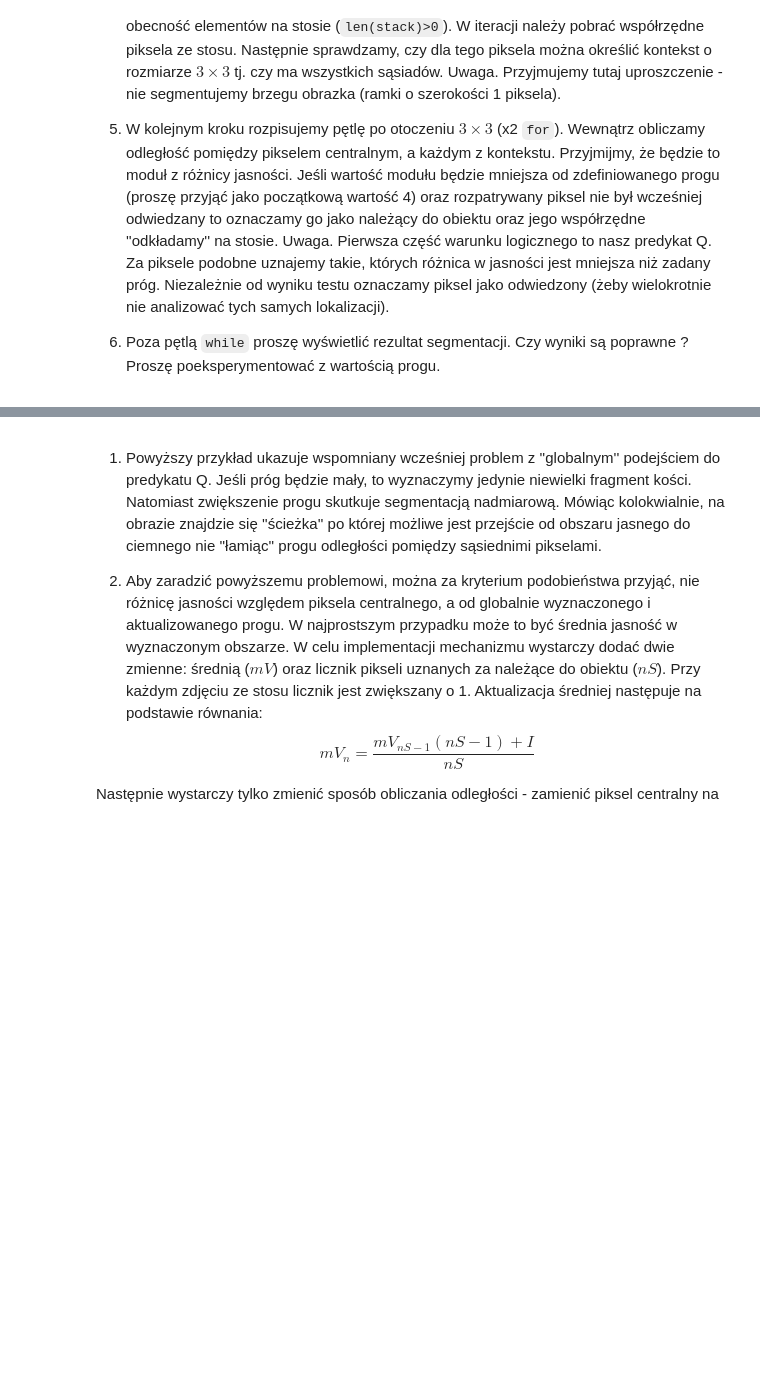
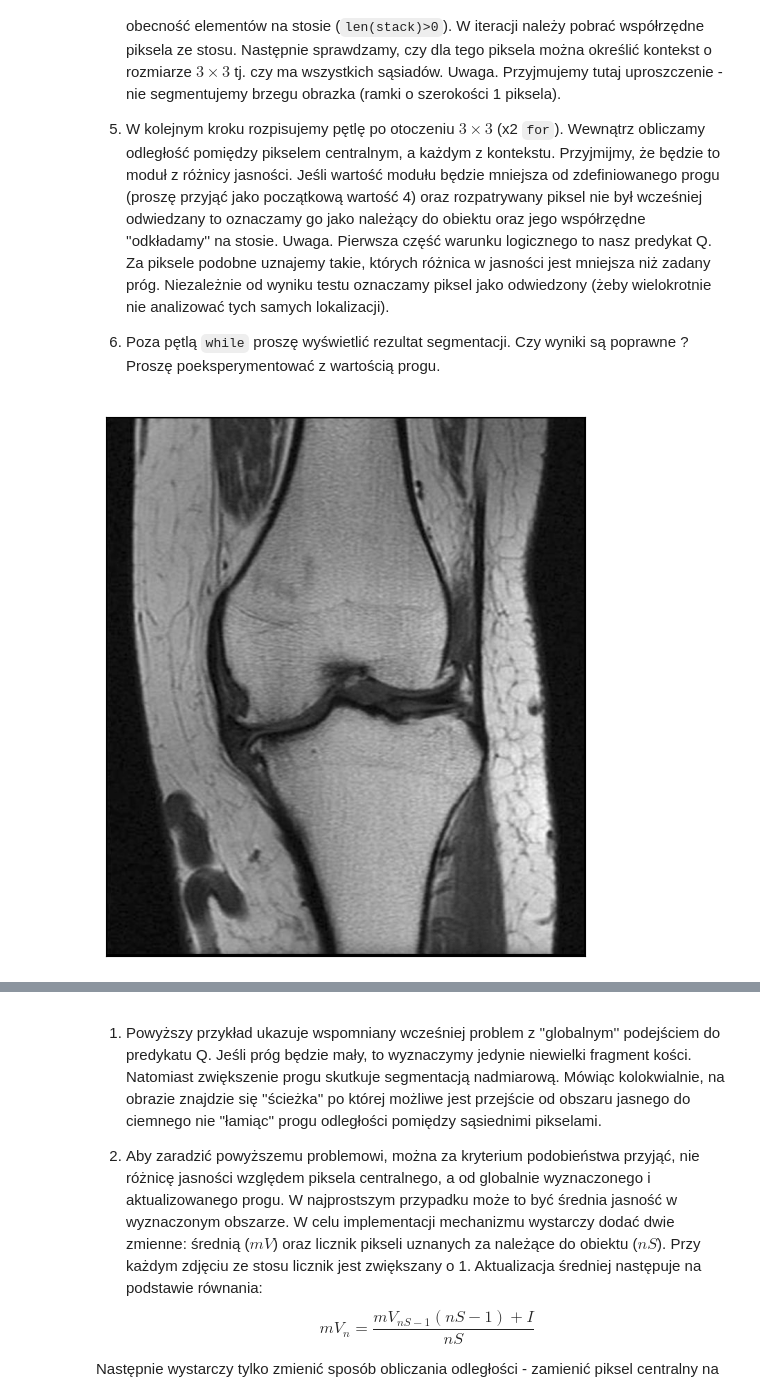
Before and after one commit to lukaszfilo-agh/Vision-systems, a Jupyter notebook: LAB12/12_segmentation.ipynb, the cells around one changed output, grey strips where cells are left out. Cells and saved outputs as stored; diff of their text form; code cells hidden in the pictures; blank space fills up the shorter version.

```diff
--- a/LAB12/12_segmentation.ipynb
+++ b/LAB12/12_segmentation.ipynb
@@ -59,3 +59,27 @@ Można również dodać inne kryteria np. kształt podobszaru itp.
 
 Uwaga. Pojęcie segmentacja przez rozrost to pewna **koncepcja** podejścia do segmentacji, a nie konkretna metoda.
 Na etapie projektowania algorytmu należy skupić się na konstrukcji kryterium podobieństwa (tj. co i jak ma być ze sobą porównywane) oraz ewentualnym uzupełnianiu metody o dodatkowe kryteria.
+# %%
+import os
+import cv2
+import matplotlib
+import matplotlib.pyplot as plt
+import numpy as np
+
+if not os.path.exists("knee.png") :
+    !wget https://raw.githubusercontent.com/vision-agh/poc_sw/master/12_Segmentation/knee.png --no-check-certificate
+
+
+knee = cv2.imread('knee.png', cv2.IMREAD_GRAYSCALE)
+# %%
+def img_show(image):
+    plt.figure(figsize=(7, 7))
+    plt.imshow(image, cmap="gray")
+    plt.xticks([]), plt.yticks([])
+    plt.show()
+
+
+def img_gin(image):
+    plt.figure(figsize=(7, 7))
+    plt.imshow(image, cmap="gray")
+    plt.ginput()
@@ -108,0 +126,4 @@ if not os.path.exists("knee.png") :
+# %%
+img_show(knee)
+# %% [output]
+[figure, added]
```
Also changed, not shown: parts of 7 cells of this notebook.
